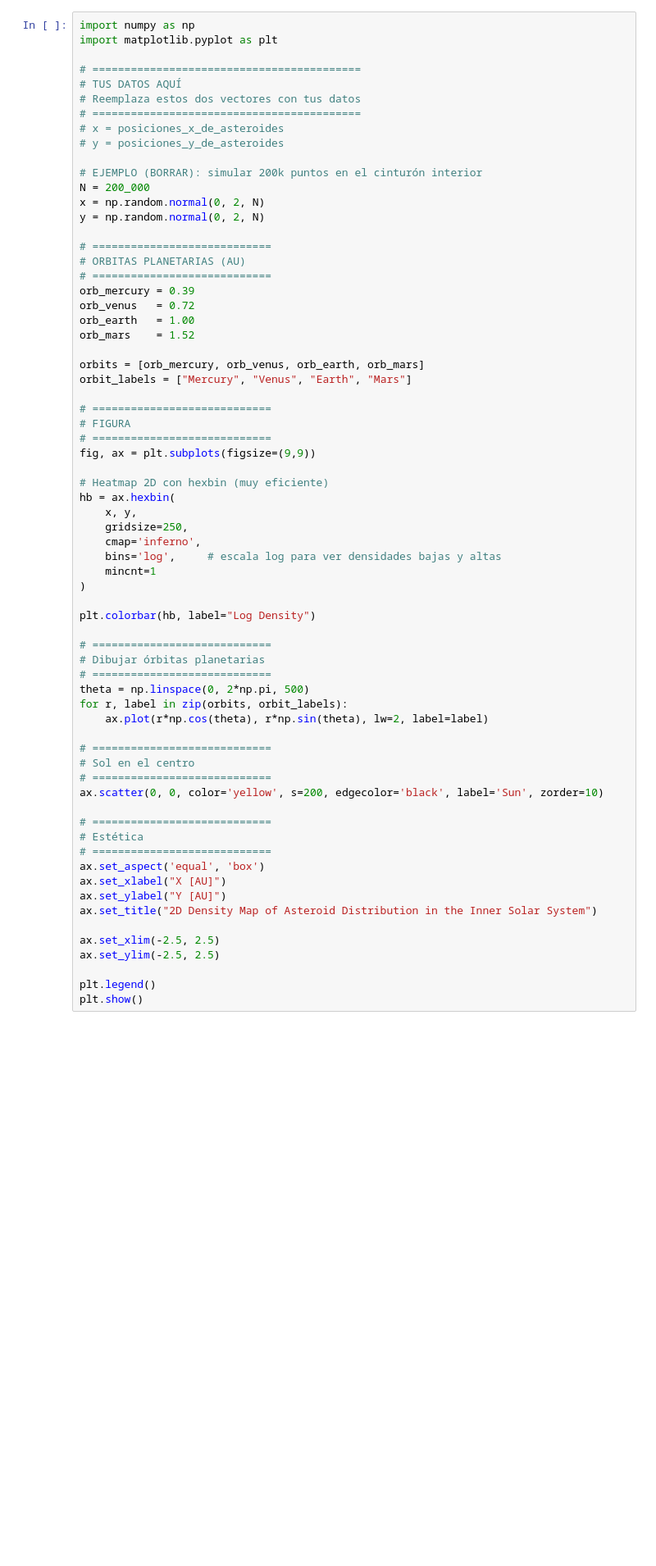
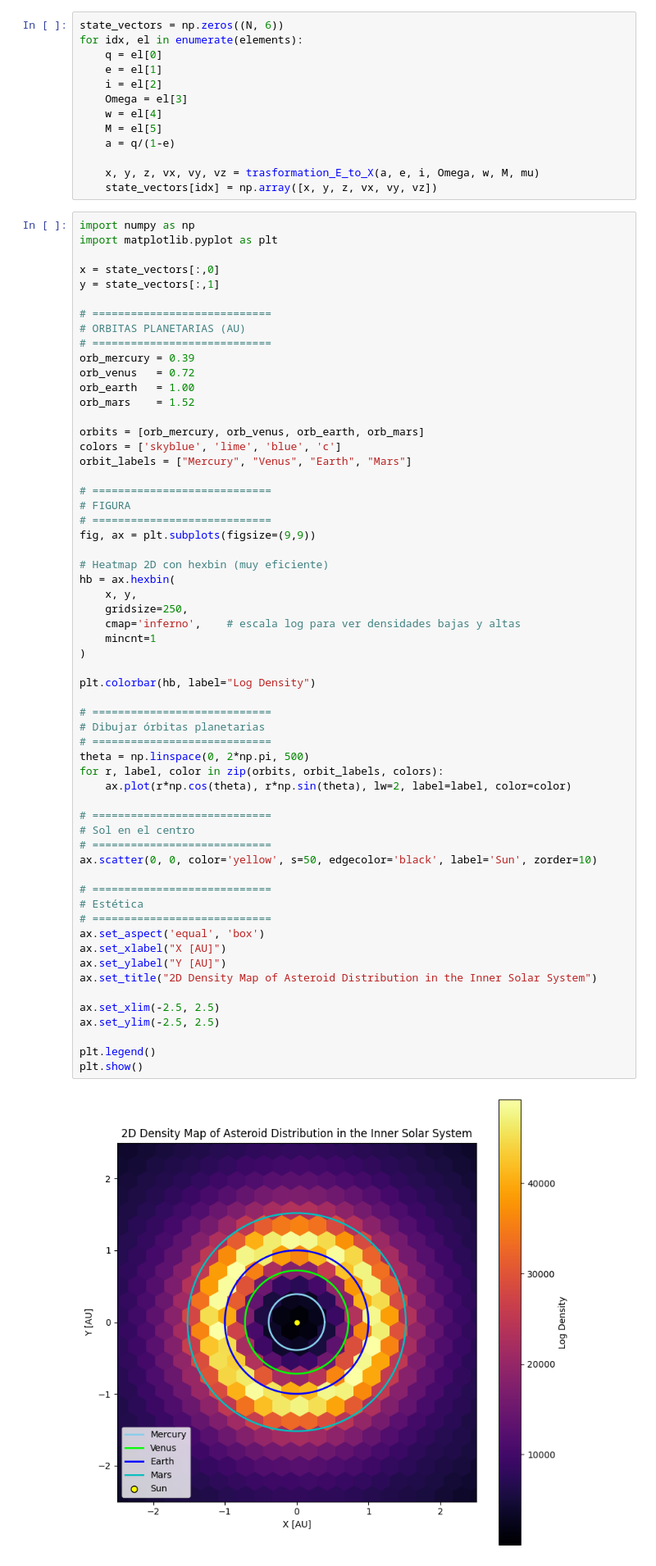
Before and after one commit to JuanitaAgudelo/TesisRepo, a Jupyter notebook: density_space_mapping/z_grid_mapping.ipynb, the cells around one changed output. Shown at 82% size. Drawn from its saved outputs; the diff is of its cells as text; blank space fills up the shorter version.

```diff
--- a/density_space_mapping/z_grid_mapping.ipynb
+++ b/density_space_mapping/z_grid_mapping.ipynb
@@ -55,18 +50,22 @@ IndexError: index 3 is out of bounds for axis 0 with size 3
+# %%
+state_vectors = np.zeros((N, 6))
+for idx, el in enumerate(elements):
+    q = el[0]
+    e = el[1]
+    i = el[2]
+    Omega = el[3]
+    w = el[4]
+    M = el[5]
+    a = q/(1-e)
+
+    x, y, z, vx, vy, vz = trasformation_E_to_X(a, e, i, Omega, w, M, mu)
+    state_vectors[idx] = np.array([x, y, z, vx, vy, vz])
 # %%
 import numpy as np
 import matplotlib.pyplot as plt
 
-# ==========================================
-# TUS DATOS AQUÍ
-# Reemplaza estos dos vectores con tus datos
-# ==========================================
-# x = posiciones_x_de_asteroides
-# y = posiciones_y_de_asteroides
-
-# EJEMPLO (BORRAR): simular 200k puntos en el cinturón interior
-N = 200_000
-x = np.random.normal(0, 2, N)
-y = np.random.normal(0, 2, N)
+x = state_vectors[:,0]
+y = state_vectors[:,1]
 
 # ============================
 # ORBITAS PLANETARIAS (AU)
@@ -77,6 +76,7 @@ orb_earth   = 1.00
 orb_mars    = 1.52
 
 orbits = [orb_mercury, orb_venus, orb_earth, orb_mars]
+colors = ['skyblue', 'lime', 'blue', 'c']
 orbit_labels = ["Mercury", "Venus", "Earth", "Mars"]
 
 # ============================
@@ -88,35 +88,36 @@ fig, ax = plt.subplots(figsize=(9,9))
 hb = ax.hexbin(
     x, y,
     gridsize=250,
-    cmap='inferno',
-    bins='log',     # escala log para ver densidades bajas y altas
+    cmap='inferno',    # escala log para ver densidades bajas y altas
     mincnt=1
 )
 
 plt.colorbar(hb, label="Log Density")
 
 # ============================
 # Dibujar órbitas planetarias
 # ============================
 theta = np.linspace(0, 2*np.pi, 500)
-for r, label in zip(orbits, orbit_labels):
-    ax.plot(r*np.cos(theta), r*np.sin(theta), lw=2, label=label)
+for r, label, color in zip(orbits, orbit_labels, colors):
+    ax.plot(r*np.cos(theta), r*np.sin(theta), lw=2, label=label, color=color)
 
 # ============================
 # Sol en el centro
 # ============================
-ax.scatter(0, 0, color='yellow', s=200, edgecolor='black', label='Sun', zorder=10)
+ax.scatter(0, 0, color='yellow', s=50, edgecolor='black', label='Sun', zorder=10)
 
 # ============================
 # Estética
 # ============================
 ax.set_aspect('equal', 'box')
 ax.set_xlabel("X [AU]")
 ax.set_ylabel("Y [AU]")
 ax.set_title("2D Density Map of Asteroid Distribution in the Inner Solar System")
 
 ax.set_xlim(-2.5, 2.5)
 ax.set_ylim(-2.5, 2.5)
 
 plt.legend()
 plt.show()
+# %% [output]
+[figure, added]
```
Also changed, not shown: parts of 3 cells of this notebook, 2 other files.
